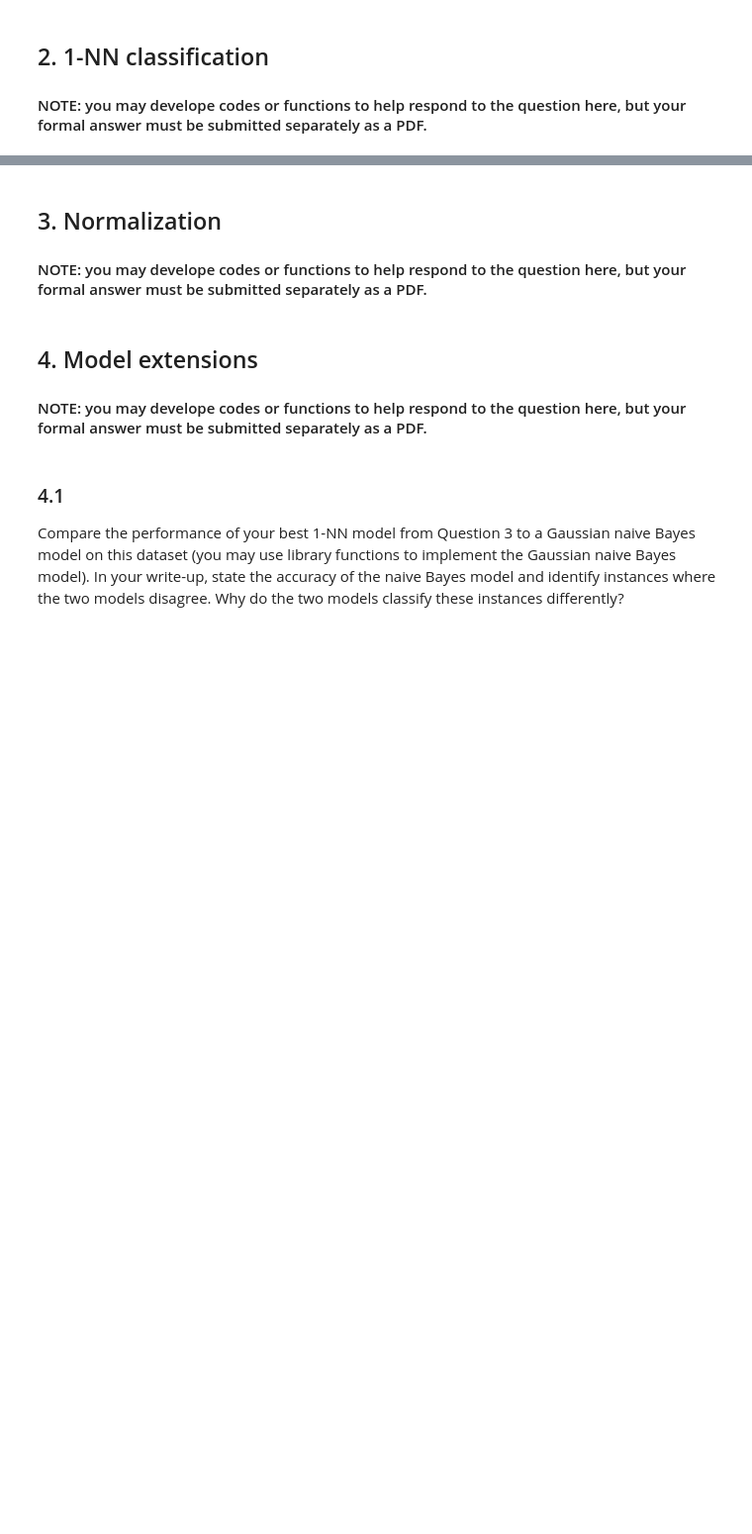
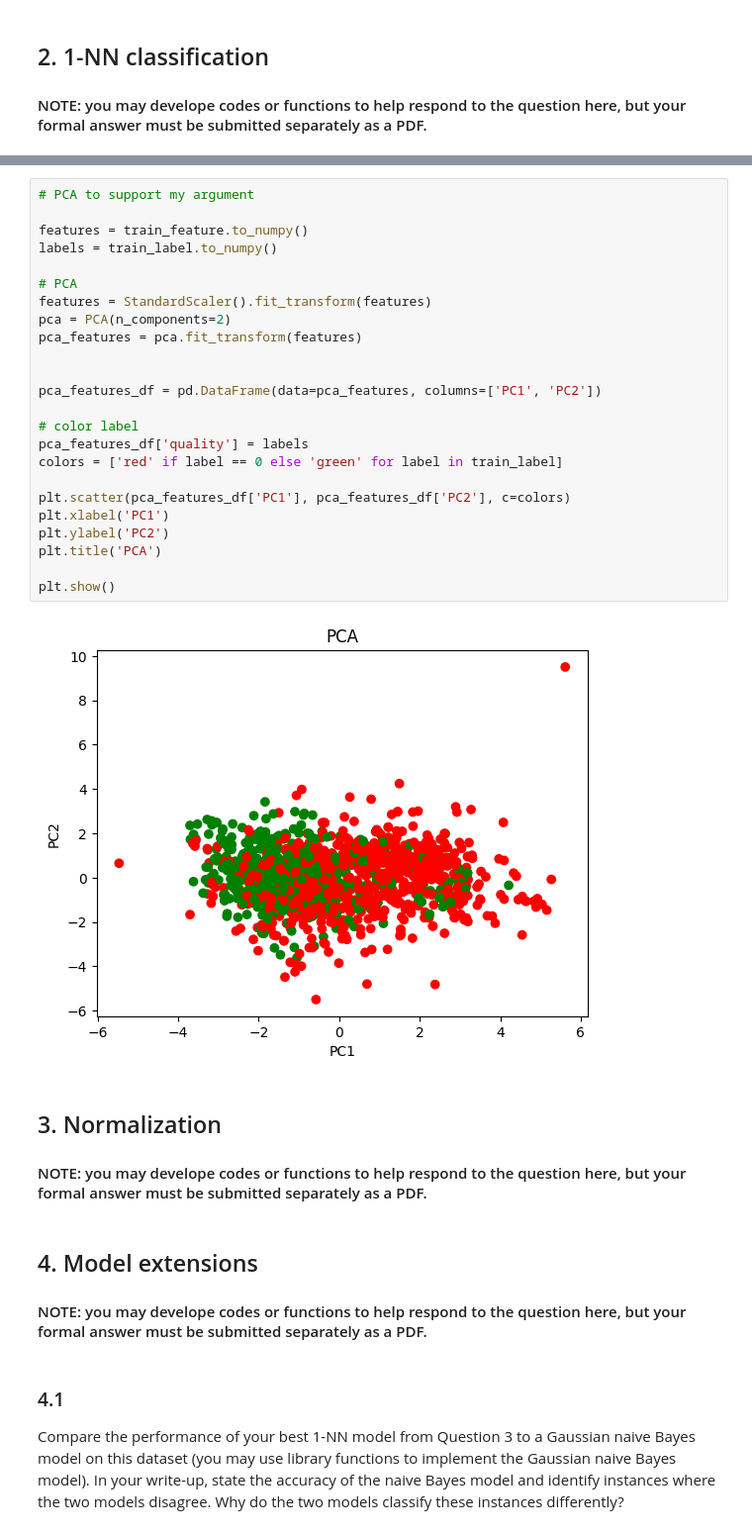
Before and after one commit to YuechengWang02/ML_A1, a Jupyter notebook: COMP30027_2024_asst1_code.ipynb, the cells around one changed output, grey strips where cells are left out. Shown: that part at 99% size. Drawn from its saved outputs; the diff is of its cells as text; blank space fills up the shorter version.

```diff
--- a/COMP30027_2024_asst1_code.ipynb
+++ b/COMP30027_2024_asst1_code.ipynb
@@ -135,3 +156,29 @@ time used: 72.29793524742126
+# %%
+# PCA to support my argument
+
+features = train_feature.to_numpy()
+labels = train_label.to_numpy()
+
+# PCA
+features = StandardScaler().fit_transform(features)
+pca = PCA(n_components=2)
+pca_features = pca.fit_transform(features)
+
+
+pca_features_df = pd.DataFrame(data=pca_features, columns=['PC1', 'PC2'])
+
+# color label
+pca_features_df['quality'] = labels
+colors = ['red' if label == 0 else 'green' for label in train_label]
+
+plt.scatter(pca_features_df['PC1'], pca_features_df['PC2'], c=colors)
+plt.xlabel('PC1')
+plt.ylabel('PC2')
+plt.title('PCA')
+
+plt.show()
+# %% [output]
+[figure, added]
 # %% [markdown]
 ## 3. Normalization
 
```
Also changed, not shown: parts of 8 cells of this notebook, 3 other files.
